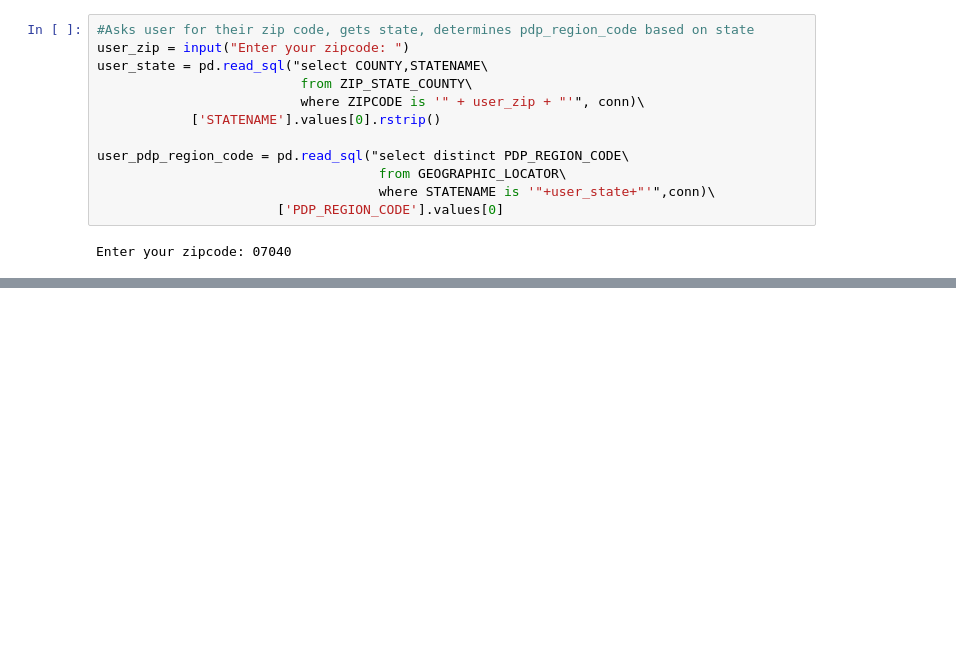
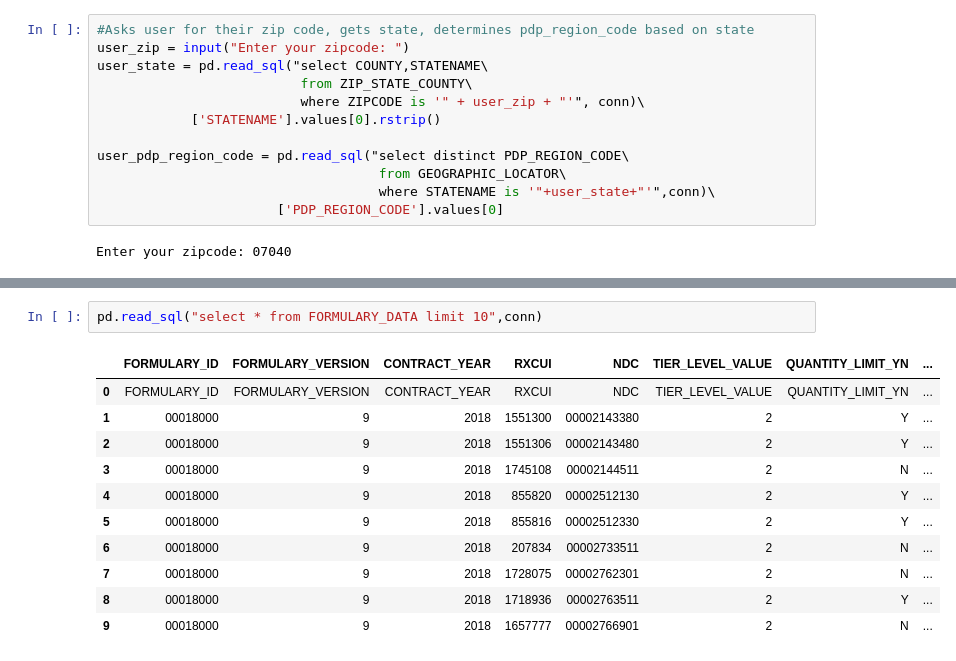
Before and after one commit to khayyamsaleem/medaccess, a Jupyter notebook: src/PDP_FINDER.ipynb, the cells around one changed output, grey strips where cells are left out. Saved outputs shown, nothing was run; the diff lists cells and outputs as text; blank space fills up the shorter version.

```diff
--- a/src/PDP_FINDER.ipynb
+++ b/src/PDP_FINDER.ipynb
@@ -248,0 +176,14 @@ Allopurinol 300 MG Oral Tablet
+# %%
+pd.read_sql("select * from FORMULARY_DATA limit 10",conn)
+# %% [output]
+|  | FORMULARY_ID | FORMULARY_VERSION | CONTRACT_YEAR | RXCUI | NDC | TIER_LEVEL_VALUE | QUANTITY_LIMIT_YN | ... |
+| 0 | FORMULARY_ID | FORMULARY_VERSION | CONTRACT_YEAR | RXCUI | NDC | TIER_LEVEL_VALUE | QUANTITY_LIMIT_YN | ... |
+| 1 | 00018000 | 9 | 2018 | 1551300 | 00002143380 | 2 | Y | ... |
+| 2 | 00018000 | 9 | 2018 | 1551306 | 00002143480 | 2 | Y | ... |
+| 3 | 00018000 | 9 | 2018 | 1745108 | 00002144511 | 2 | N | ... |
+| 4 | 00018000 | 9 | 2018 | 855820 | 00002512130 | 2 | Y | ... |
+| 5 | 00018000 | 9 | 2018 | 855816 | 00002512330 | 2 | Y | ... |
+| 6 | 00018000 | 9 | 2018 | 207834 | 00002733511 | 2 | N | ... |
+| 7 | 00018000 | 9 | 2018 | 1728075 | 00002762301 | 2 | N | ... |
+| 8 | 00018000 | 9 | 2018 | 1718936 | 00002763511 | 2 | Y | ... |
+| 9 | 00018000 | 9 | 2018 | 1657777 | 00002766901 | 2 | N | ... |
```
Also changed, not shown: parts of 19 cells of this notebook.
